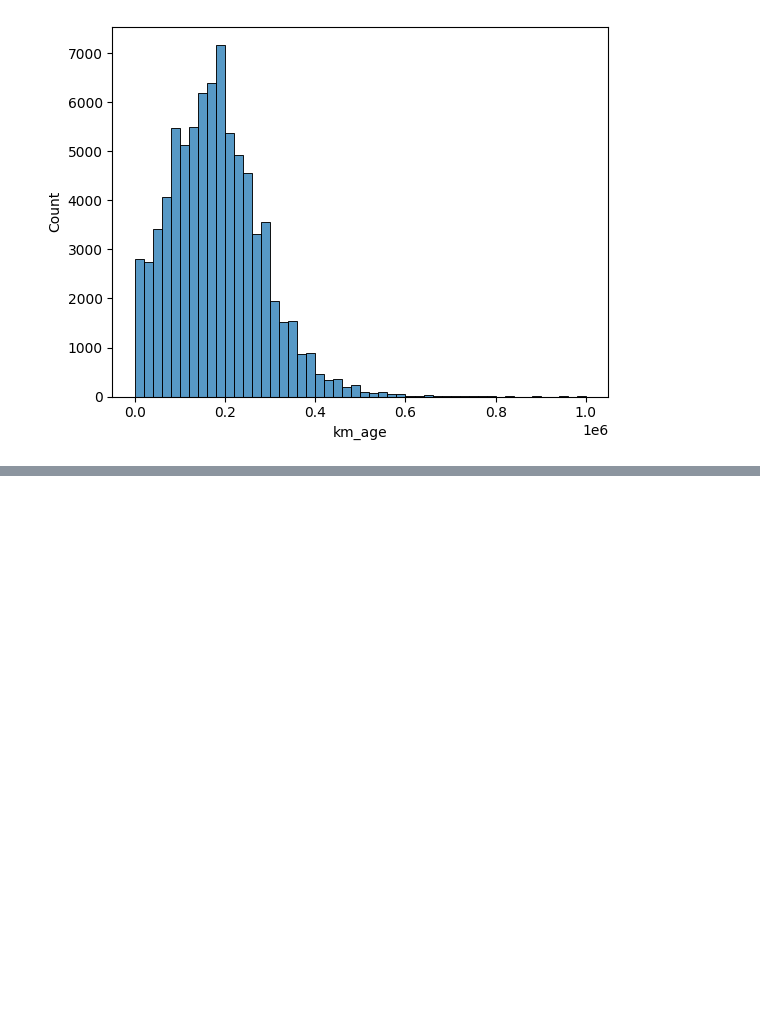
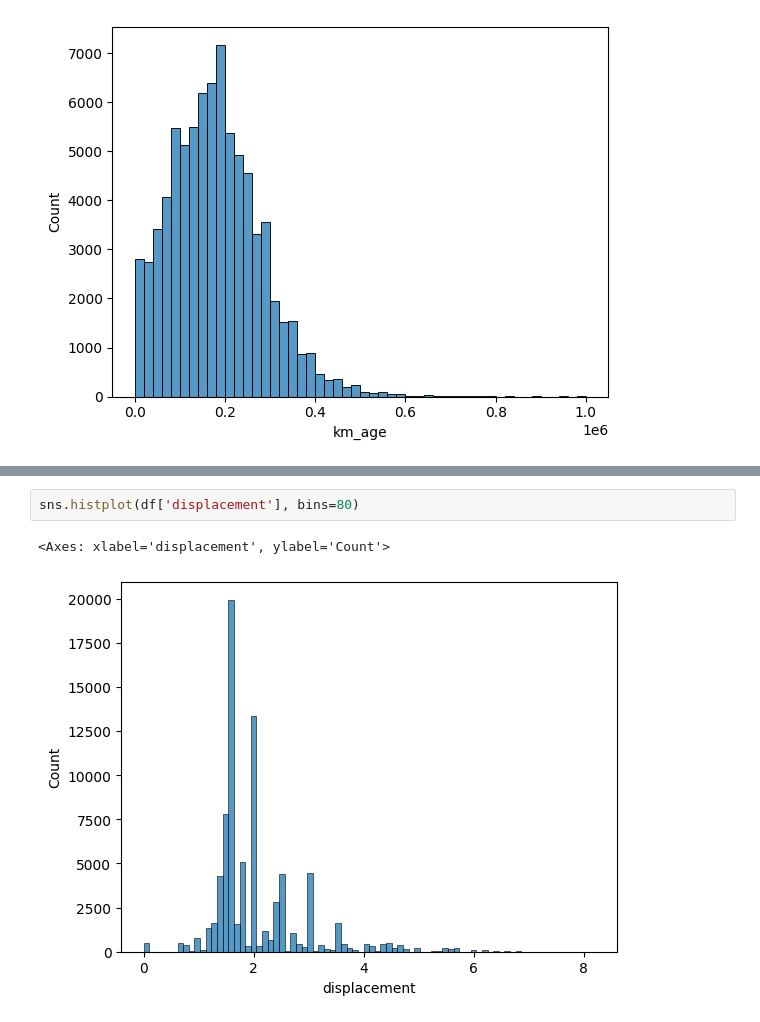
Before and after one commit to KazGet/Predict_car_price, a Jupyter notebook: notebooks/01_exploration.ipynb, the cells around one changed output, grey strips where cells are left out. Saved outputs shown, nothing was run; the diff lists cells and outputs as text; blank space fills up the shorter version.

```diff
--- a/notebooks/01_exploration.ipynb
+++ b/notebooks/01_exploration.ipynb
@@ -139,0 +137,5 @@ sns.histplot(df['km_age'], bins=50)
+# %%
+sns.histplot(df['displacement'], bins=80)
+# %% [output]
+<Axes: xlabel='displacement', ylabel='Count'>
+[figure, added]
```
Also changed, not shown: parts of 6 cells of this notebook.
